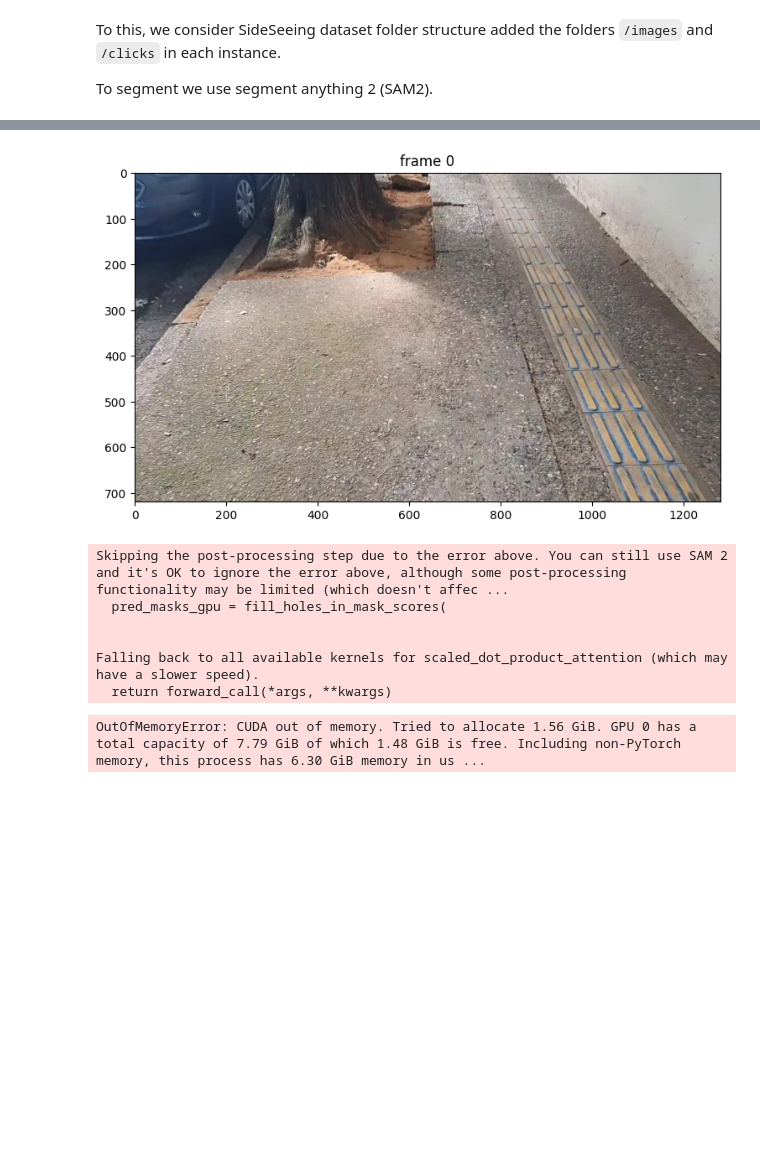
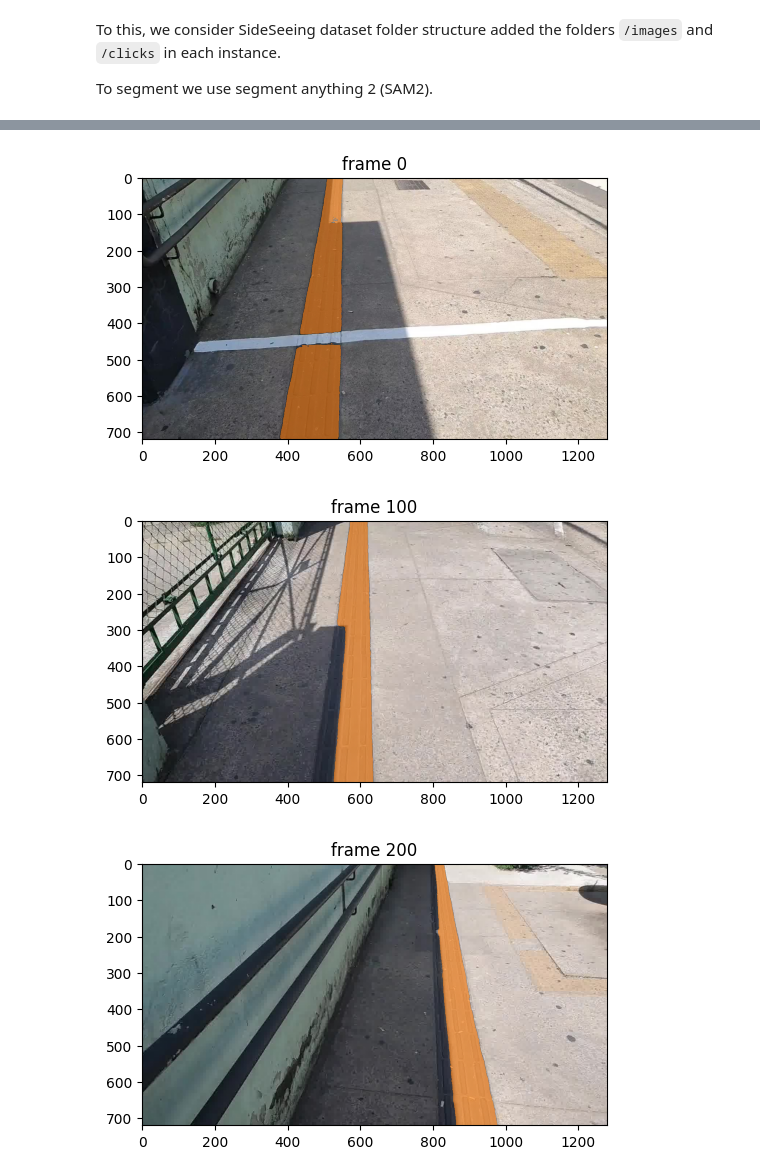
Before and after one commit to suayder/paper-urbanaccess2024, a Jupyter notebook: tactile_segmentation.ipynb, the cells around one changed output, grey strips where cells are left out. Cells and saved outputs as stored; diff of their text form; code cells hidden in the pictures; blank space fills up the shorter version.

Commit message:
finish tactile segmentation and started pseudo-label generation

```diff
--- a/tactile_segmentation.ipynb
+++ b/tactile_segmentation.ipynb
@@ -94,8 +58,7 @@ def load_click_data(instance: SideSeeingInstance):
             clicks[frame_number] = l
     return clicks
 
-
-def load_instance_data(instance: SideSeeingInstance):
+def load_instance_data(instance: SideSeeingInstance, display_firstf=False):
     image_dir = os.path.join(instance.path, 'images')
 
     # scan all the JPEG frame names in this directory
@@ -111,13 +74,14 @@ def load_instance_data(instance: SideSeeingInstance):
         plt.title(f"frame {frame_idx}")
         plt.imshow(Image.open(os.path.join(image_dir, frame_names[frame_idx])))
 
-    display_first_frame()
+    if display_firstf:
+        display_first_frame()
 
     inference_state = predictor.init_state(video_path=image_dir, async_loading_frames=True)
 
     return frame_names, inference_state
 
-def load_clicks_to_predictor(instance, inference_state):
+def generate_seg_mask(instance, inference_state):
     clicks = load_click_data(instance)
     ann_obj_id = 1 # always the same object, if a different class it should be changed
 
@@ -140,25 +104,19 @@ def load_clicks_to_predictor(instance, inference_state):
             for i, out_obj_id in enumerate(out_obj_ids)
         }
 
-    # render the segmentation results every few frames
-    vis_frame_stride = 30
-    plt.close("all")
-    for out_frame_idx in range(0, len(frame_names), vis_frame_stride):
-        plt.figure(figsize=(6, 4))
-        plt.title(f"frame {out_frame_idx}")
-        plt.imshow(Image.open(os.path.join(instance.path, 'images', frame_names[out_frame_idx])))
-        for out_obj_id, out_mask in video_segments[out_frame_idx].items():
-            show_mask(out_mask, plt.gca(), obj_id=out_obj_id)
-
-def segment_instance(instance, frame_names, inference_state):
-
-   pass
+    return video_segments
 
 
-# instance = ds.instance
-# frame_names, inference_state = load_instance_data(instance)
+# segment for all instances
+for instance in ds.iterator:
+    frame_names, inference_state = load_instance_data(instance)
+    video_segments = generate_seg_mask(instance, inference_state)
+
+    # save maps
+    os.makedirs(os.path.join(instance.path, 'mask'), exist_ok=True)
+    for k, v in video_segments.items():
+        framename = str(k+1).zfill(5)+'.npy'
+        np.save(os.path.join(instance.path, 'mask', framename), v[1])
-# %% [output]
-[figure, removed]
 # %%
 def show_mask(mask, ax, obj_id=None, random_color=False):
     if random_color:
@@ -183,13 +141,16 @@ def show_box(box, ax):
     x0, y0 = box[0], box[1]
     w, h = box[2] - box[0], box[3] - box[1]
     ax.add_patch(plt.Rectangle((x0, y0), w, h, edgecolor='green', facecolor=(0, 0, 0, 0), lw=2))
-# %%
-load_clicks_to_predictor(instance, inference_state)
-# %% [output]
-Skipping the post-processing step due to the error above. You can still use SAM 2 and it's OK to ignore the error above, although some post-processing functionality may be limited (which doesn't affec ...
-  pred_masks_gpu = fill_holes_in_mask_scores(
-
-
-Falling back to all available kernels for scaled_dot_product_attention (which may have a slower speed).
-  return forward_call(*args, **kwargs)
-OutOfMemoryError: CUDA out of memory. Tried to allocate 1.56 GiB. GPU 0 has a total capacity of 7.79 GiB of which 1.48 GiB is free. Including non-PyTorch memory, this process has 6.30 GiB memory in us ...
+# %%
+vis_frame_stride = 100
+plt.close("all")
+for out_frame_idx in range(0, len(frame_names), vis_frame_stride):
+    plt.figure(figsize=(6, 4))
+    plt.title(f"frame {out_frame_idx}")
+    plt.imshow(Image.open(os.path.join(instance.path, 'images', frame_names[out_frame_idx])))
+    for out_obj_id, out_mask in video_segments[out_frame_idx].items():
+        show_mask(out_mask, plt.gca(), obj_id=out_obj_id)
+# %% [output]
+[figure, added]
+[figure, added]
+[figure, added]
```
Also changed, not shown: parts of 4 cells of this notebook, 2 other files.
